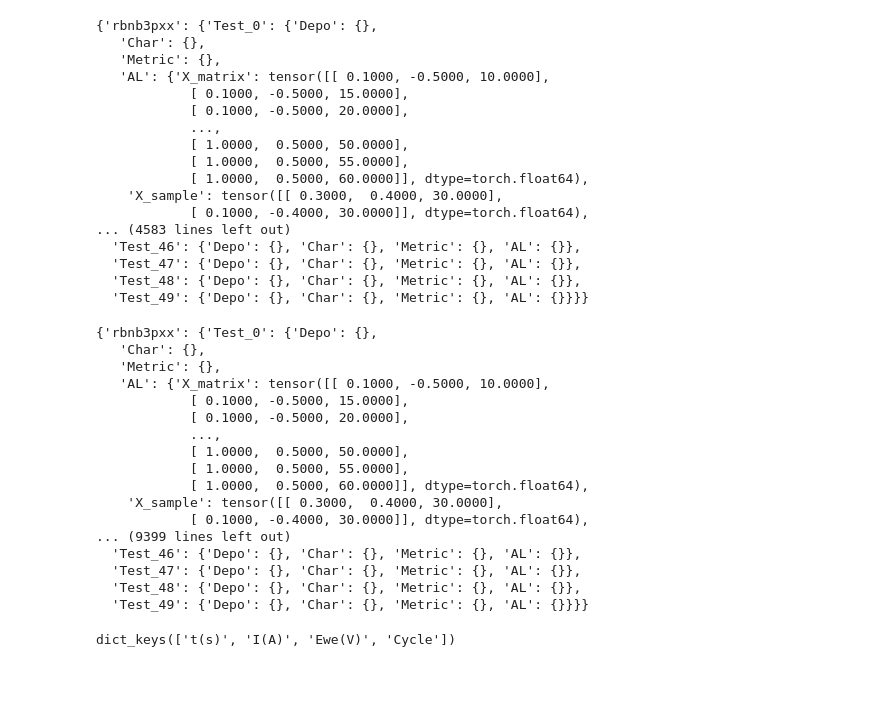
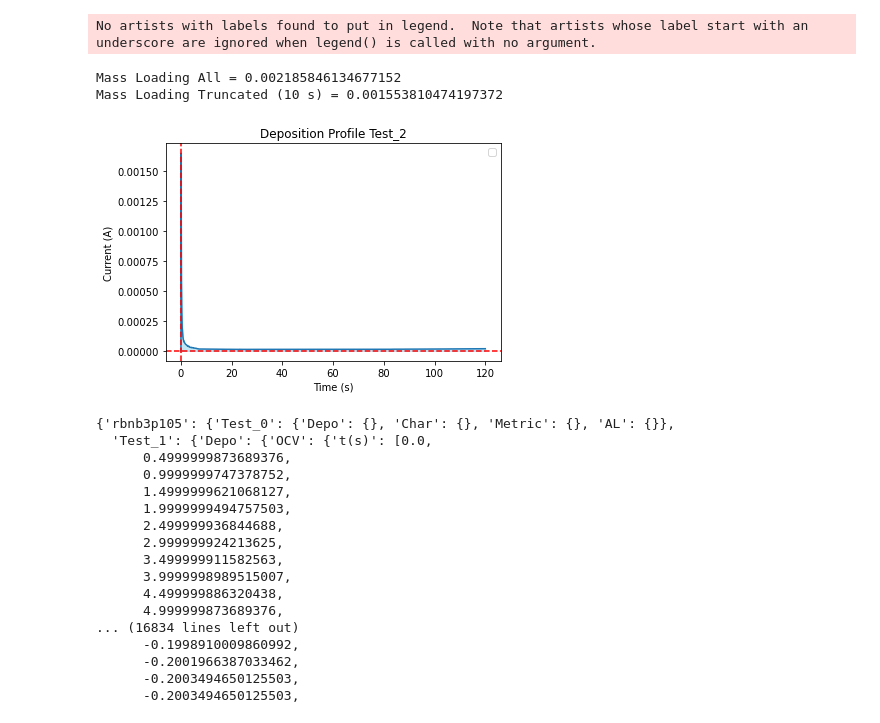
Before and after one commit to Rblack999/NRC-MAPs, a Jupyter notebook: CCUS/Optimization/CCUS_PostProcessing.ipynb, the cells around one changed output. Saved outputs shown, nothing was run; the diff lists cells and outputs as text; code cells hidden in the pictures; blank space fills up the shorter version.

```diff
--- a/CCUS/Optimization/CCUS_PostProcessing.ipynb
+++ b/CCUS/Optimization/CCUS_PostProcessing.ipynb
@@ -4,7 +7,9 @@ import pandas as pd
 # %%
-root_path = 'C:/Users/Blackr/Desktop/Automation/'
-experiment_name = 'rbnb3pxx'
-test = 'Test_30'
+#date_format = date.today().strftime("%Y_%m_%d")
+date_format = '2023_08_31'
+root_path = f'C:/Users/Blackr/Documents/CCUS/MAPs/Initiate/{date_format}/'
+experiment_name = 'rbnb3p105'
+test = 'Test_2'
 # %%
 '''
 Developed by Robert Black:
@@ -91,52 +199,35 @@ class PostProcessing:
 # %%
-process_data = PostProcessing(root_path, experiment_name, test)
+process_data = PostProcessing(root_path, experiment_name, test = 'Test_2')
 # %%
 process_data.curate_deposition()
+process_data.determine_mass_loading(truncate_time = 10)
+process_data.curate_characterization()
+process_data.determine_ESCA()
 # %% [output]
-{'rbnb3pxx': {'Test_0': {'Depo': {},
-   'Char': {},
-   'Metric': {},
-   'AL': {'X_matrix': tensor([[ 0.1000, -0.5000, 10.0000],
-            [ 0.1000, -0.5000, 15.0000],
-            [ 0.1000, -0.5000, 20.0000],
-            ...,
-            [ 1.0000,  0.5000, 50.0000],
-            [ 1.0000,  0.5000, 55.0000],
-            [ 1.0000,  0.5000, 60.0000]], dtype=torch.float64),
-    'X_sample': tensor([[ 0.3000,  0.4000, 30.0000],
-            [ 0.1000, -0.4000, 30.0000]], dtype=torch.float64),
-... (4583 lines left out)
-  'Test_46': {'Depo': {}, 'Char': {}, 'Metric': {}, 'AL': {}},
-  'Test_47': {'Depo': {}, 'Char': {}, 'Metric': {}, 'AL': {}},
-  'Test_48': {'Depo': {}, 'Char': {}, 'Metric': {}, 'AL': {}},
-  'Test_49': {'Depo': {}, 'Char': {}, 'Metric': {}, 'AL': {}}}}
+No artists with labels found to put in legend.  Note that artists whose label start with an underscore are ignored when legend() is called with no argument.
+Mass Loading All = 0.002185846134677152
+Mass Loading Truncated (10 s) = 0.001553810474197372
+[figure, added]
+{'rbnb3p105': {'Test_0': {'Depo': {}, 'Char': {}, 'Metric': {}, 'AL': {}},
+  'Test_1': {'Depo': {'OCV': {'t(s)': [0.0,
+      0.4999999873689376,
+      0.9999999747378752,
+      1.4999999621068127,
+      1.9999999494757503,
+      2.499999936844688,
+      2.999999924213625,
+      3.499999911582563,
+      3.9999998989515007,
+      4.499999886320438,
+      4.999999873689376,
+... (16834 lines left out)
+      -0.1998910009860992,
+      -0.2001966387033462,
+      -0.2003494650125503,
+      -0.2003494650125503,
-# %%
-process_data.curate_characterization()
-# %% [output]
-{'rbnb3pxx': {'Test_0': {'Depo': {},
-   'Char': {},
-   'Metric': {},
-   'AL': {'X_matrix': tensor([[ 0.1000, -0.5000, 10.0000],
-            [ 0.1000, -0.5000, 15.0000],
-            [ 0.1000, -0.5000, 20.0000],
-            ...,
-            [ 1.0000,  0.5000, 50.0000],
-            [ 1.0000,  0.5000, 55.0000],
-            [ 1.0000,  0.5000, 60.0000]], dtype=torch.float64),
-    'X_sample': tensor([[ 0.3000,  0.4000, 30.0000],
-            [ 0.1000, -0.4000, 30.0000]], dtype=torch.float64),
-... (9399 lines left out)
-  'Test_46': {'Depo': {}, 'Char': {}, 'Metric': {}, 'AL': {}},
-  'Test_47': {'Depo': {}, 'Char': {}, 'Metric': {}, 'AL': {}},
-  'Test_48': {'Depo': {}, 'Char': {}, 'Metric': {}, 'AL': {}},
-  'Test_49': {'Depo': {}, 'Char': {}, 'Metric': {}, 'AL': {}}}}
 # %%
 with open(f'{root_path}{experiment_name}_saved_data.pkl', 'rb') as file:
     check = pickle.load(file)
 # %%
 with open(f'{root_path}{experiment_name}_saved_data_new.pkl', 'wb') as file:
     pickle.dump(loaded_data, file)
-# %%
-loaded_data['rbnb3pxx']['Test_30']['Char']['CV_3'].keys()
-# %% [output]
-dict_keys(['t(s)', 'I(A)', 'Ewe(V)', 'Cycle'])
```
Also changed, not shown: parts of 18 cells of this notebook, 1 other file.
